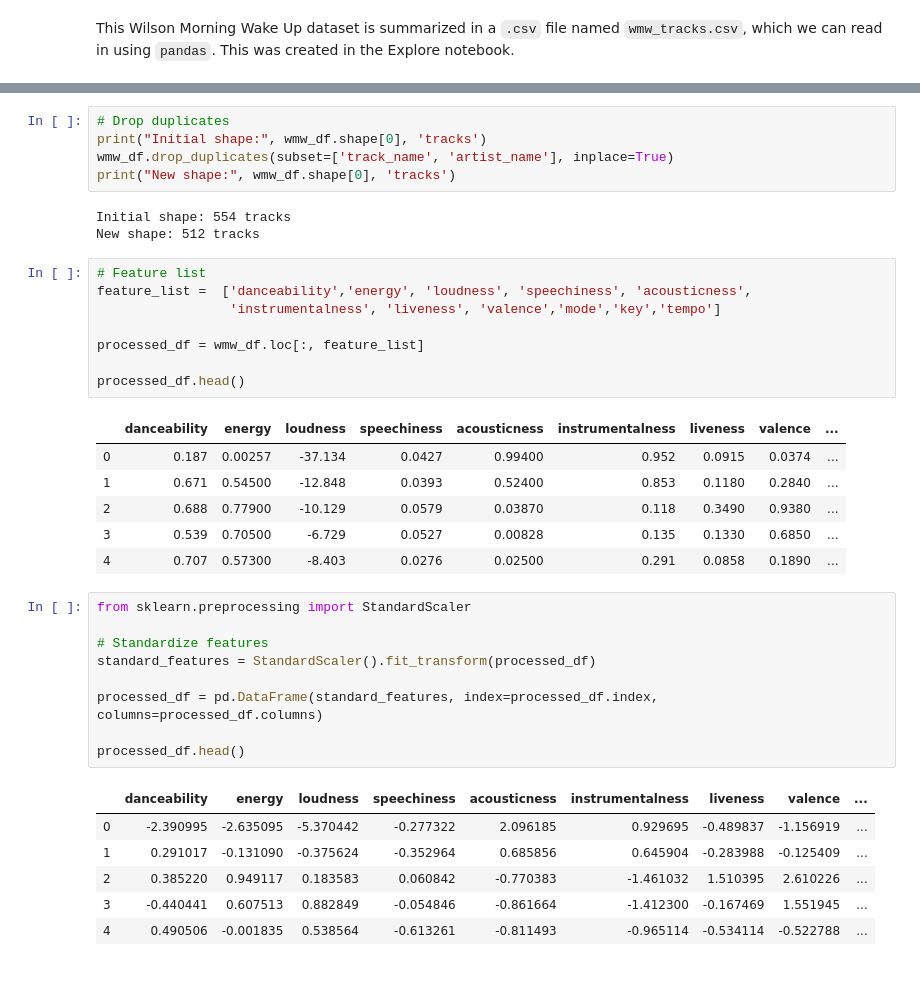
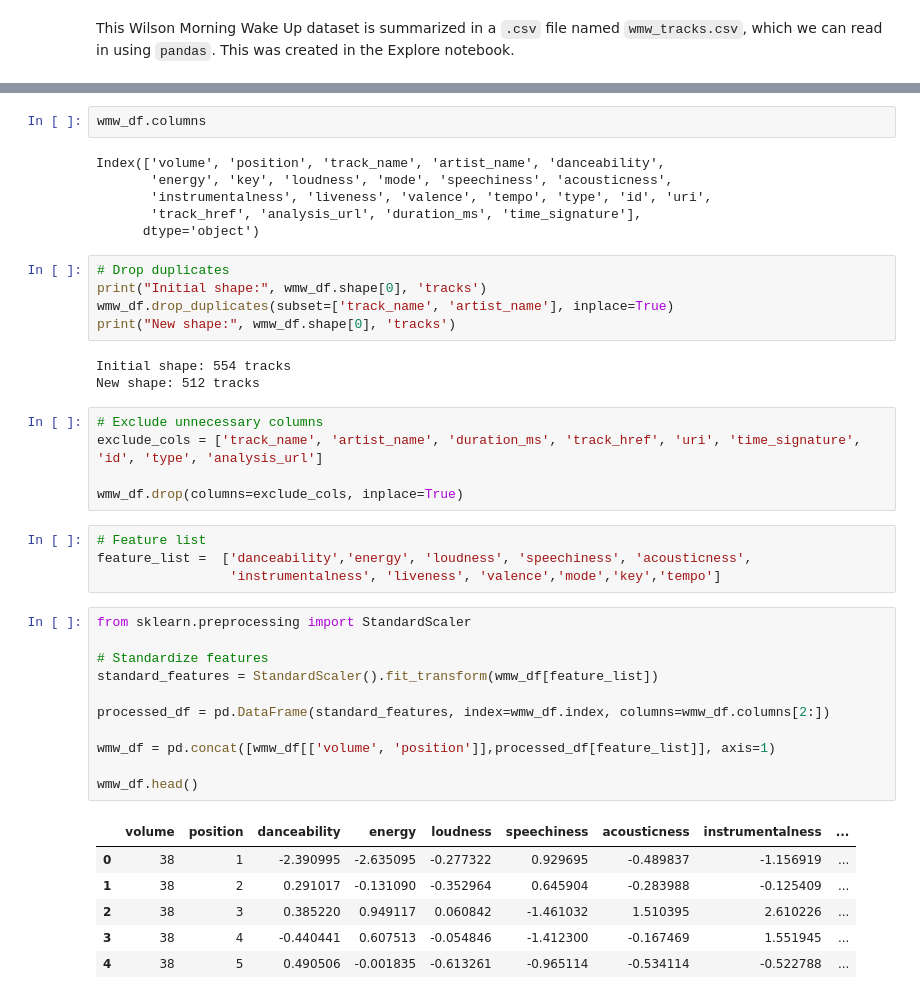
Before and after one commit to alistairwgillespie/wmw_deep_playlist_generator, a Jupyter notebook: 2_Feature Engineering.ipynb, the cells around one changed output, grey strips where cells are left out. Cells and saved outputs as stored; diff of their text form.

```diff
--- a/2_Feature Engineering.ipynb
+++ b/2_Feature Engineering.ipynb
@@ -47,6 +51,14 @@ wmw_df[wmw_df.duplicated(['track_name', 'artist_name'], keep=False)].sort_values
 | 183 | 26 | 1 | Vates | Otto Totland | 0.360 | 0.231 | 4 | -26.701 | 0 | ... |
 | 198 | 25 | 1 | Vates | Otto Totland | 0.360 | 0.231 | 4 | -26.701 | 0 | ... |
 79 rows × 22 columns
+# %%
+wmw_df.columns
+# %% [output]
+Index(['volume', 'position', 'track_name', 'artist_name', 'danceability',
+       'energy', 'key', 'loudness', 'mode', 'speechiness', 'acousticness',
+       'instrumentalness', 'liveness', 'valence', 'tempo', 'type', 'id', 'uri',
+       'track_href', 'analysis_url', 'duration_ms', 'time_signature'],
+      dtype='object')
 # %%
 # Drop duplicates
 print("Initial shape:", wmw_df.shape[0], 'tracks')
@@ -55,34 +67,30 @@ print("New shape:", wmw_df.shape[0], 'tracks')
 # %% [output]
 Initial shape: 554 tracks
 New shape: 512 tracks
+# %%
+# Exclude unnecessary columns
+exclude_cols = ['track_name', 'artist_name', 'duration_ms', 'track_href', 'uri', 'time_signature', 'id', 'type', 'analysis_url']
+
+wmw_df.drop(columns=exclude_cols, inplace=True)
 # %%
 # Feature list
 feature_list =  ['danceability','energy', 'loudness', 'speechiness', 'acousticness',
                  'instrumentalness', 'liveness', 'valence','mode','key','tempo']
-
-processed_df = wmw_df.loc[:, feature_list]
-
-processed_df.head()
-# %% [output]
-|  | danceability | energy | loudness | speechiness | acousticness | instrumentalness | liveness | valence | ... |
-| 0 | 0.187 | 0.00257 | -37.134 | 0.0427 | 0.99400 | 0.952 | 0.0915 | 0.0374 | ... |
-| 1 | 0.671 | 0.54500 | -12.848 | 0.0393 | 0.52400 | 0.853 | 0.1180 | 0.2840 | ... |
-| 2 | 0.688 | 0.77900 | -10.129 | 0.0579 | 0.03870 | 0.118 | 0.3490 | 0.9380 | ... |
-| 3 | 0.539 | 0.70500 | -6.729 | 0.0527 | 0.00828 | 0.135 | 0.1330 | 0.6850 | ... |
-| 4 | 0.707 | 0.57300 | -8.403 | 0.0276 | 0.02500 | 0.291 | 0.0858 | 0.1890 | ... |
 # %%
 from sklearn.preprocessing import StandardScaler
 
 # Standardize features
-standard_features = StandardScaler().fit_transform(processed_df)
+standard_features = StandardScaler().fit_transform(wmw_df[feature_list])
 
-processed_df = pd.DataFrame(standard_features, index=processed_df.index, columns=processed_df.columns)
+processed_df = pd.DataFrame(standard_features, index=wmw_df.index, columns=wmw_df.columns[2:])
 
-processed_df.head()
+wmw_df = pd.concat([wmw_df[['volume', 'position']],processed_df[feature_list]], axis=1)
+
+wmw_df.head()
 # %% [output]
-|  | danceability | energy | loudness | speechiness | acousticness | instrumentalness | liveness | valence | ... |
-| 0 | -2.390995 | -2.635095 | -5.370442 | -0.277322 | 2.096185 | 0.929695 | -0.489837 | -1.156919 | ... |
-| 1 | 0.291017 | -0.131090 | -0.375624 | -0.352964 | 0.685856 | 0.645904 | -0.283988 | -0.125409 | ... |
-| 2 | 0.385220 | 0.949117 | 0.183583 | 0.060842 | -0.770383 | -1.461032 | 1.510395 | 2.610226 | ... |
-| 3 | -0.440441 | 0.607513 | 0.882849 | -0.054846 | -0.861664 | -1.412300 | -0.167469 | 1.551945 | ... |
-| 4 | 0.490506 | -0.001835 | 0.538564 | -0.613261 | -0.811493 | -0.965114 | -0.534114 | -0.522788 | ... |
+|  | volume | position | danceability | energy | loudness | speechiness | acousticness | instrumentalness | ... |
+| 0 | 38 | 1 | -2.390995 | -2.635095 | -0.277322 | 0.929695 | -0.489837 | -1.156919 | ... |
+| 1 | 38 | 2 | 0.291017 | -0.131090 | -0.352964 | 0.645904 | -0.283988 | -0.125409 | ... |
+| 2 | 38 | 3 | 0.385220 | 0.949117 | 0.060842 | -1.461032 | 1.510395 | 2.610226 | ... |
+| 3 | 38 | 4 | -0.440441 | 0.607513 | -0.054846 | -1.412300 | -0.167469 | 1.551945 | ... |
+| 4 | 38 | 5 | 0.490506 | -0.001835 | -0.613261 | -0.965114 | -0.534114 | -0.522788 | ... |
```
Also changed, not shown: parts of 12 cells of this notebook, 7 other files.
